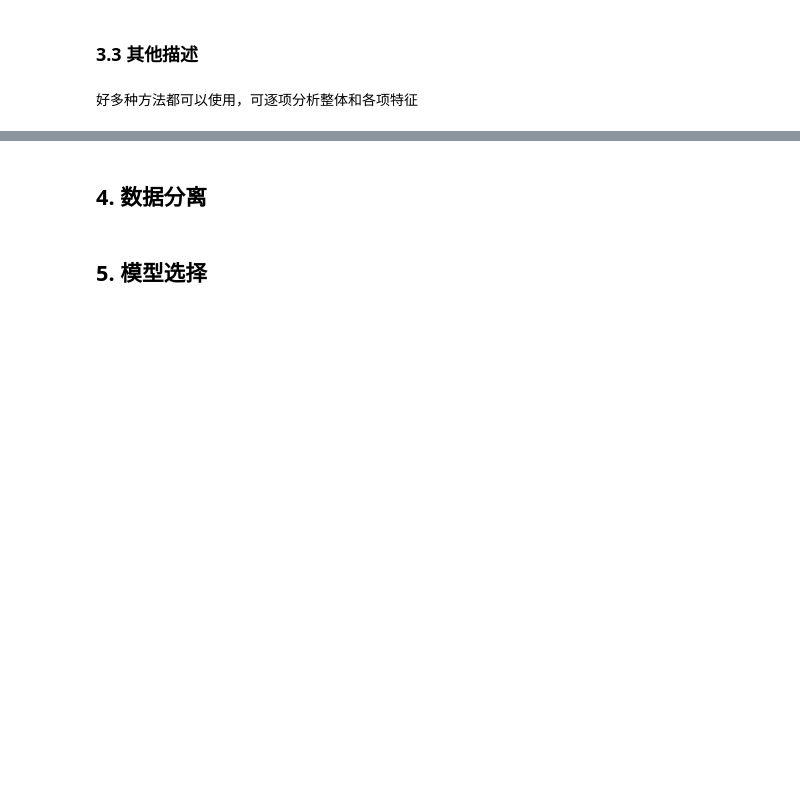
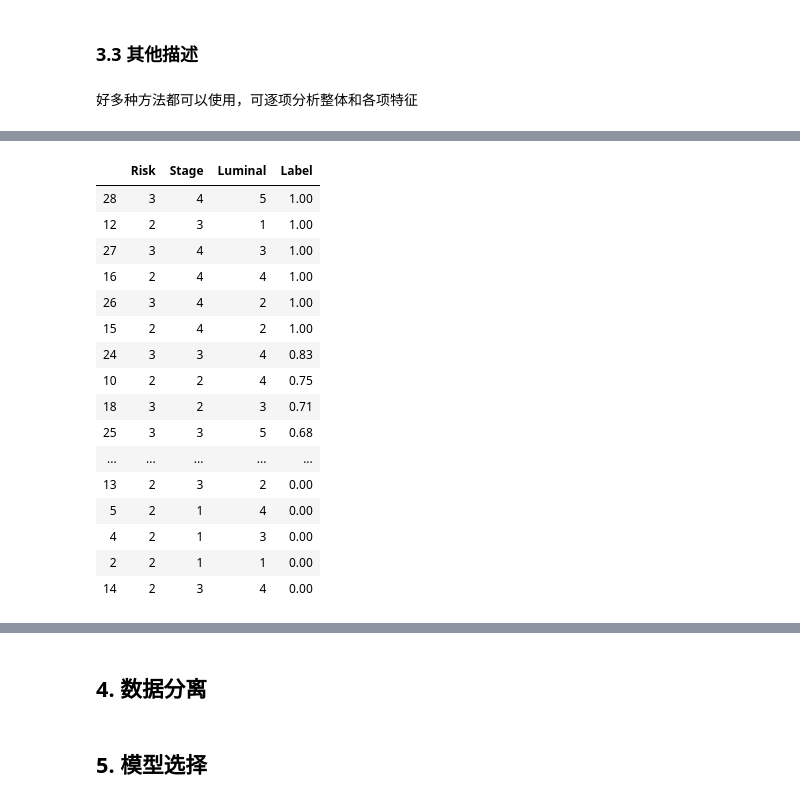
Before and after one commit to dearfad/mmhelper, a Jupyter notebook: project/dmy/BigMoon.ipynb, the cells around one changed output, grey strips where cells are left out. Cells and saved outputs as stored; diff of their text form; code cells hidden in the pictures; blank space fills up the shorter version.

```diff
--- a/project/dmy/BigMoon.ipynb
+++ b/project/dmy/BigMoon.ipynb
@@ -87,0 +111,22 @@ sns.heatmap(round(data.corr(),2), linewidths=1, square=True, cmap='coolwarm',
+# %%
+data[['Risk', 'Stage','Luminal','Label']].groupby(['Risk','Stage','Luminal'],
+    as_index=False).mean().sort_values(by='Label', ascending=False)
+#单分组。data[['Stage', 'Label']].groupby([Stage], as_index=False).mean().sort_values(by='Label', ascending=False)
+# %% [output]
+|  | Risk | Stage | Luminal | Label |
+| 28 | 3 | 4 | 5 | 1.00 |
+| 12 | 2 | 3 | 1 | 1.00 |
+| 27 | 3 | 4 | 3 | 1.00 |
+| 16 | 2 | 4 | 4 | 1.00 |
+| 26 | 3 | 4 | 2 | 1.00 |
+| 15 | 2 | 4 | 2 | 1.00 |
+| 24 | 3 | 3 | 4 | 0.83 |
+| 10 | 2 | 2 | 4 | 0.75 |
+| 18 | 3 | 2 | 3 | 0.71 |
+| 25 | 3 | 3 | 5 | 0.68 |
+| ... | ... | ... | ... | ... |
+| 13 | 2 | 3 | 2 | 0.00 |
+| 5 | 2 | 1 | 4 | 0.00 |
+| 4 | 2 | 1 | 3 | 0.00 |
+| 2 | 2 | 1 | 1 | 0.00 |
+| 14 | 2 | 3 | 4 | 0.00 |
```
Also changed, not shown: parts of 23 cells of this notebook, 1 other file.
